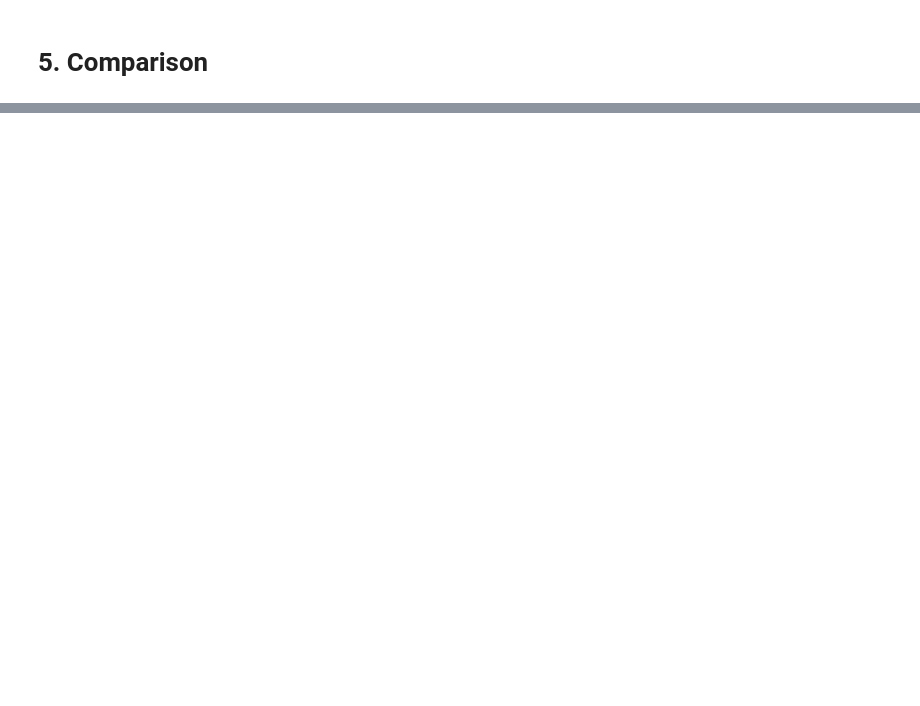
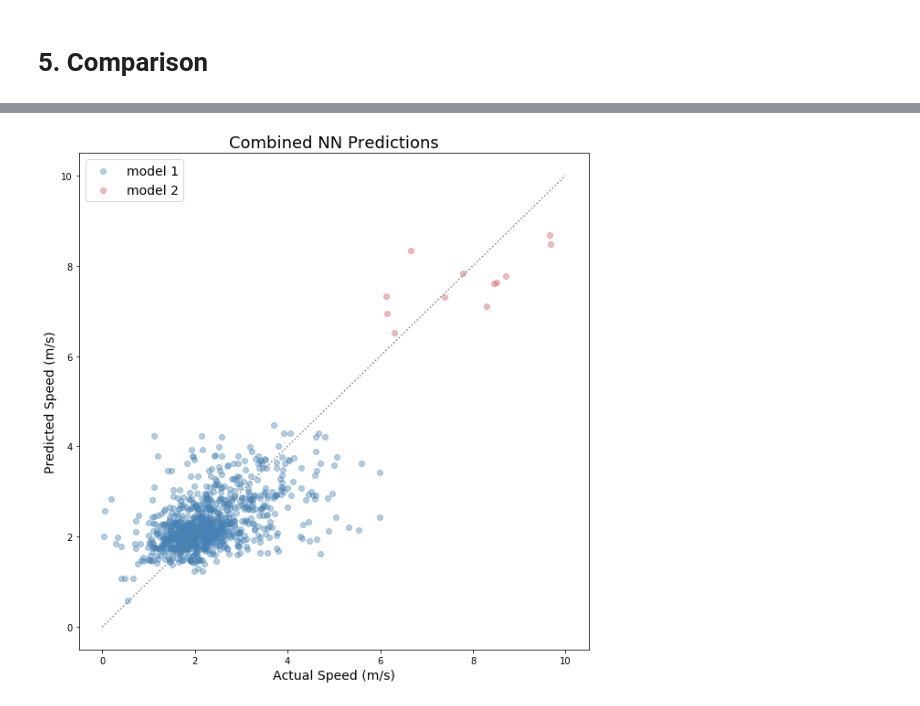
Before and after one commit to ywnch/NYC-bus-LTT-prediction, a Jupyter notebook: prediction.ipynb, the cells around one changed output, grey strips where cells are left out. Drawn from its saved outputs; the diff is of its cells as text; code cells hidden in the pictures; blank space fills up the shorter version.

```diff
--- a/prediction.ipynb
+++ b/prediction.ipynb
@@ -380,0 +497,19 @@ plt.show()
+# %%
+# plot prediction result of combined NN models
+
+fig = plt.figure(figsize=(10,10))
+ax = fig.add_subplot(111)
+
+ax.scatter(y_test_1, nn1.predict(X_test_pp_1), color='steelblue', alpha=0.4, label='model 1')
+ax.scatter(y_test_2, nn2.predict(X_test_pp_2), color='indianred', alpha=0.4, label='model 2')
+ax.plot([0,10], [0,10], 'gray', linestyle=':')
+
+plt.xlabel("Actual Speed (m/s)", fontsize=14)
+plt.ylabel("Predicted Speed (m/s)", fontsize=14)
+plt.title("Combined NN Predictions", fontsize=18)
+plt.legend(fontsize=14)
+
+plt.savefig("output/nncombined.png", dpi=300)
+plt.show()
+# %% [output]
+[figure, added]
```
Also changed, not shown: parts of 28 cells of this notebook, 6 other files.
